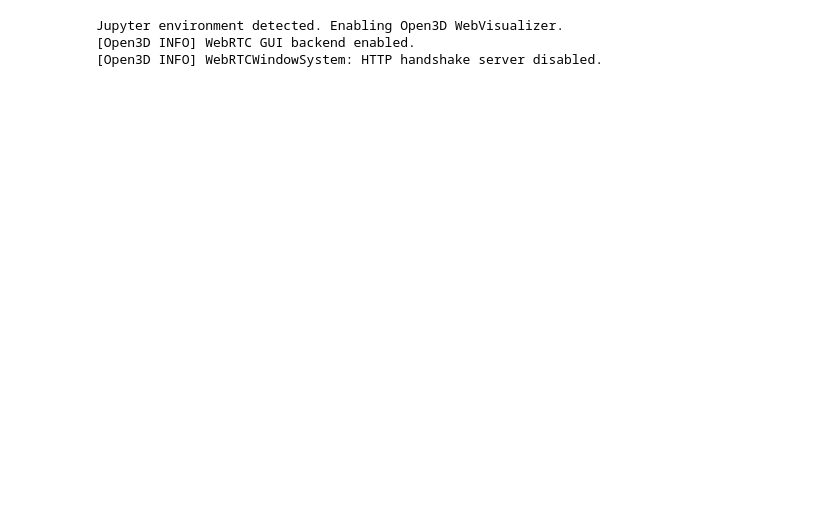
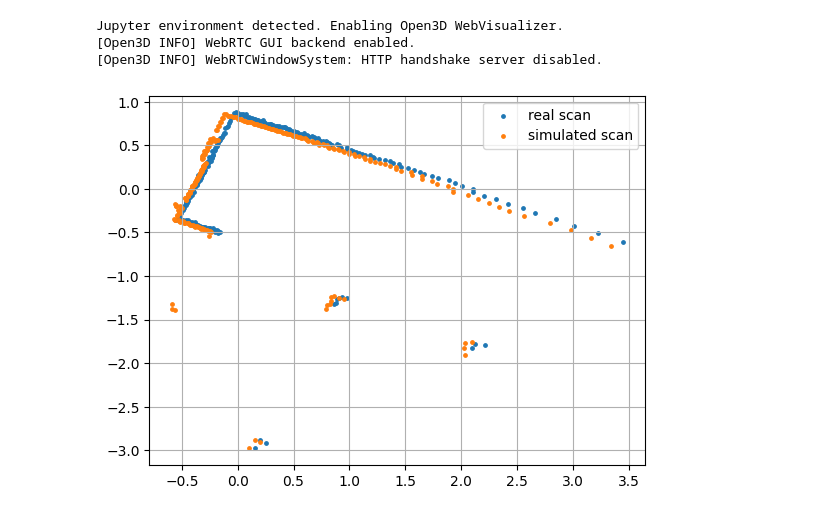
Before and after one commit to shrinivas96/icp_playground, a Jupyter notebook: apply_icp_o3d.ipynb, the cells around one changed output. Drawn from its saved outputs; the diff is of its cells as text; code cells hidden in the pictures; blank space fills up the shorter version.

```diff
--- a/apply_icp_o3d.ipynb
+++ b/apply_icp_o3d.ipynb
@@ -34,6 +36,27 @@ points_p2_4x1 = points_from_ranges['points_p2']
 # extended = np.load("data/extended_points.npz")
 # points_p1 = extended["points_p1_extended"]
 # points_p2 = extended["points_p2_extended"]
+# %%
+readFile = "writing_data/compare_scans.dat"
+saveFile = 'writing_data/compare_scans.npz'
+
+# needs to done once to save the points. for now we have the points
+# read_scans_write_points(readFile, saveFile)
+
+# load the two laser scans. they are already in a 4x1 format
+diff_points_from_ranges = np.load(saveFile)
+dspoints_p1_4x1 = returnFinites(diff_points_from_ranges['points_p1'])
+dspoints_p2_4x1 = returnFinites(diff_points_from_ranges['points_p2'])
+
+plt.figure()
+plt.scatter(dspoints_p1_4x1[:, 0], dspoints_p1_4x1[:, 1], s = 6, label="real scan")
+plt.scatter(dspoints_p2_4x1[:, 0], dspoints_p2_4x1[:, 1], s = 6, label="simulated scan")
+
+plt.grid(True)
+plt.legend()
+plt.show()
+# %% [output]
+[figure, added]
 # %%
 # eyeballed this transformation. It roughly corresponds to -60 degree rotation arouns z-axis
 my_trans = np.eye(4)
```
Also changed, not shown: parts of 15 cells of this notebook, 26 other files.
